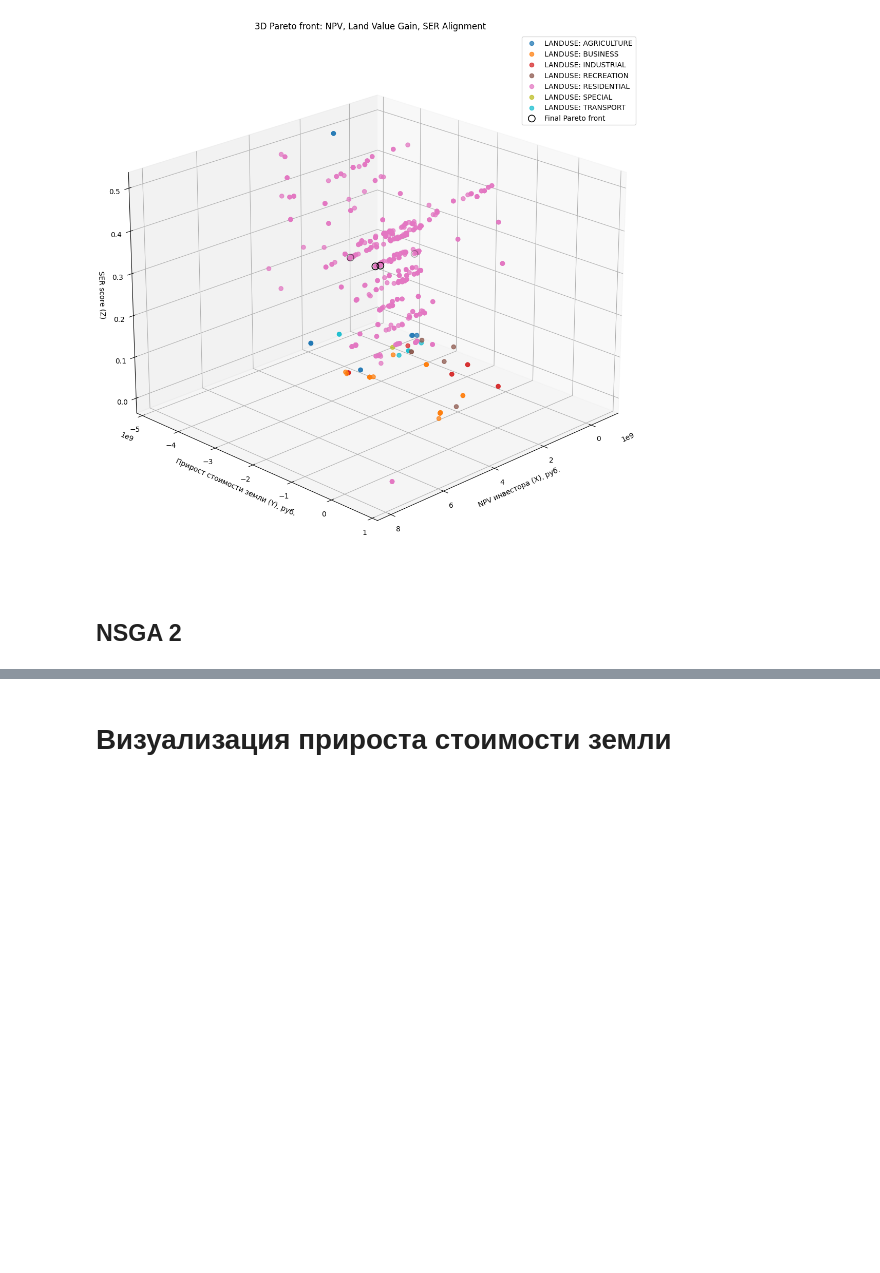
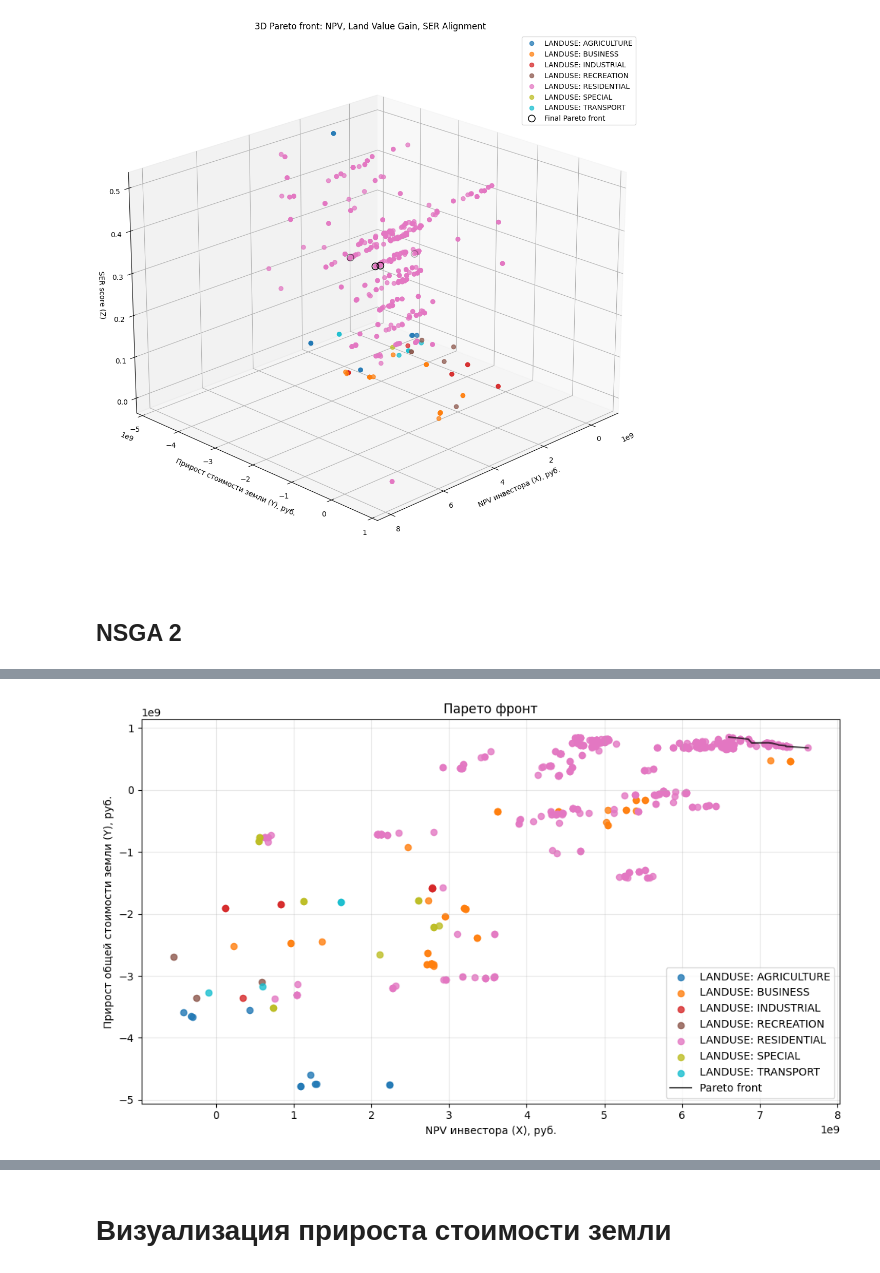
Before and after one commit to Mvin8/Urbanomy, a Jupyter notebook: examples/gatchina_scenarios.ipynb, the cells around one changed output, grey strips where cells are left out. Drawn from its saved outputs; the diff is of its cells as text; code cells hidden in the pictures; blank space fills up the shorter version.

```diff
--- a/examples/gatchina_scenarios.ipynb
+++ b/examples/gatchina_scenarios.ipynb
@@ -434,0 +729,81 @@ plt.show()
+# %%
+import numpy as np
+import matplotlib.pyplot as plt
+
+optimizer = problem
+
+# 1) Базовая стоимость "до"
+baseline_land_value = optimizer.evaluate_catboost(
+    geonome=optimizer.blocks,
+    model=optimizer.model,
+    orig_features=optimizer.estimator_kwargs["orig_features"],
+    cat_features=optimizer.estimator_kwargs["categorical_features"],
+    radius_list=None,
+)
+
+# 2) Собираем ВСЕ решения: из history (если optimize(..., save_history=True)), иначе из res.X/res.F
+X_all, F_all = [], []
+if getattr(res, "history", None):
+    for alg in res.history:
+        pop = alg.pop
+        Xi, Fi = pop.get("X"), pop.get("F")
+        if Xi is not None and Fi is not None and len(Xi):
+            X_all.append(np.asarray(Xi))
+            F_all.append(np.asarray(Fi))
+
+if X_all:
+    X = np.vstack(X_all)
+    F = np.vstack(F_all)
+else:
+    X = np.asarray(res.X)
+    F = np.asarray(res.F)
+
+# 3) Цели
+land_value_total = -F[:, 0]
+admin_gain = land_value_total - baseline_land_value
+investor_npv = -F[:, 1]
+
+# 4) LANDUSE для каждого решения (через тот же repair, что в оптимизаторе)
+landuse_labels = []
+for genome_vec in X:
+    changes = {name: genome_vec[j] for j, name in enumerate(optimizer.var_names)}
+    repaired = optimizer._repair_genome(changes)   # использует логику из вашей задачи
+    lu = repaired["land_use"]
+    lu_name = getattr(lu, "name", str(lu).split(".")[-1])
+    landuse_labels.append(lu_name)
+
+landuse_labels = np.array(landuse_labels)
+unique_lu = np.unique(landuse_labels)
+
+# 5) Цвета + легенда
+cmap = plt.get_cmap("tab10", len(unique_lu))
+color_map = {lu: cmap(i) for i, lu in enumerate(unique_lu)}
+
+plt.figure(figsize=(10, 6))
+
+for lu in unique_lu:
+    m = landuse_labels == lu
+    plt.scatter(
+        investor_npv[m],
+        admin_gain[m],
+        s=35,
+        alpha=0.8,
+        color=color_map[lu],
+        label=f"LANDUSE: {lu}",
+    )
+
+# (опционально) поверх — линия самого Pareto-фронта из res.F
+pf_x = -res.F[:, 1]
+pf_y = -res.F[:, 0] - baseline_land_value
+order = np.argsort(pf_x)
+plt.plot(pf_x[order], pf_y[order], color="black", lw=1.5, alpha=0.7, label="Pareto front")
+
+plt.xlabel("NPV инвестора (X), руб.")
+plt.ylabel("Прирост общей стоимости земли (Y), руб.")
+plt.title("Парето фронт")
+plt.grid(True, alpha=0.3)
+plt.legend()
+plt.tight_layout()
+plt.show()
+# %% [output]
+[figure, added]
```
Also changed, not shown: parts of 12 cells of this notebook, 3 other files.
